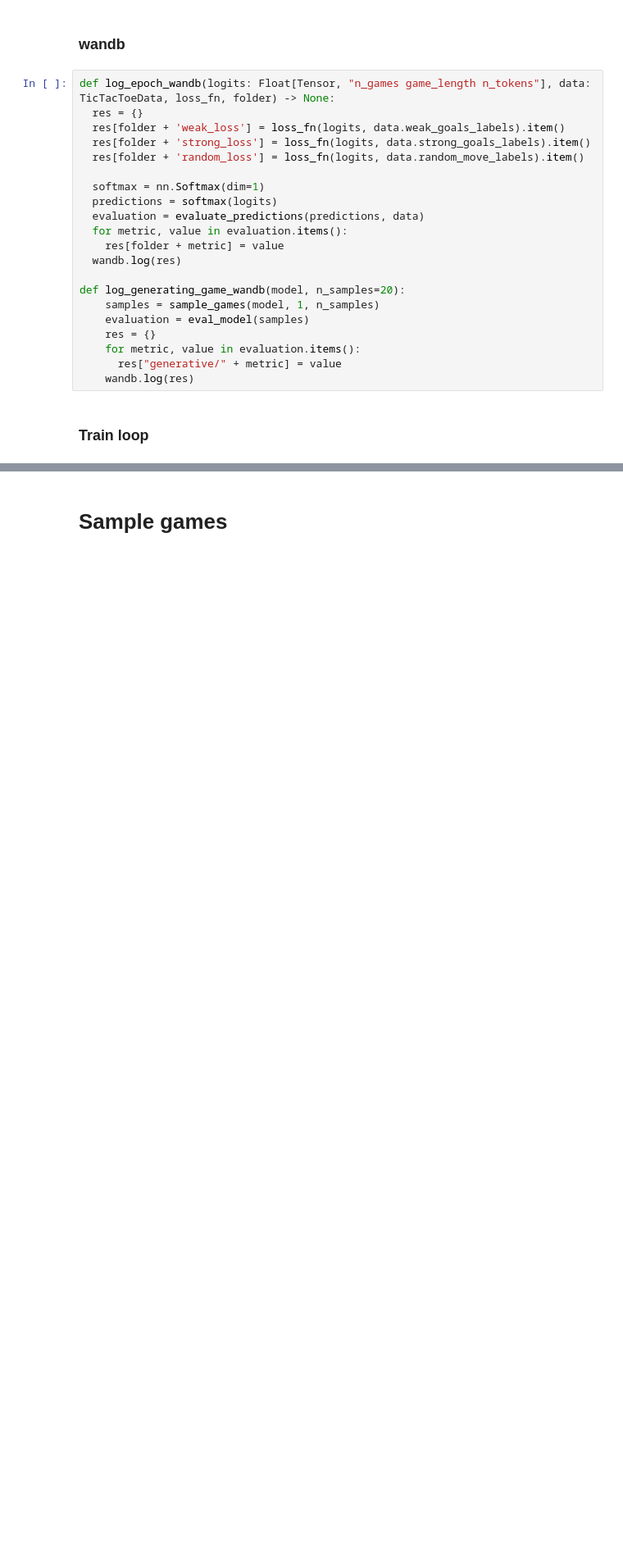
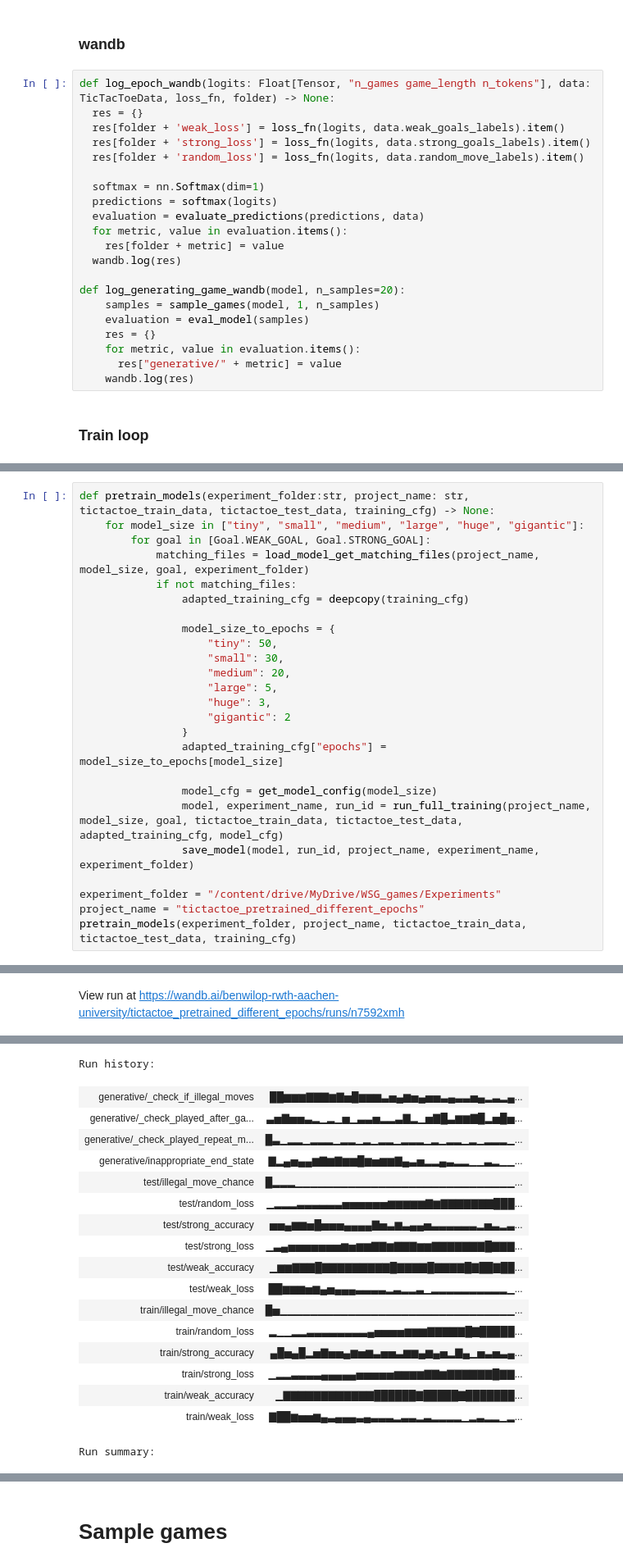
Before and after one commit to BenWilop/MechInt, a Jupyter notebook: playground_WSG_games.ipynb, the cells around one changed output, grey strips where cells are left out. Shown at 82% size. Cells and saved outputs as stored; diff of their text form; blank space fills up the shorter version.

```diff
--- a/playground_WSG_games.ipynb
+++ b/playground_WSG_games.ipynb
@@ -455,0 +460,26 @@ ragci4z2
+# %%
+def pretrain_models(experiment_folder:str, project_name: str, tictactoe_train_data, tictactoe_test_data, training_cfg) -> None:
+    for model_size in ["tiny", "small", "medium", "large", "huge", "gigantic"]:
+        for goal in [Goal.WEAK_GOAL, Goal.STRONG_GOAL]:
+            matching_files = load_model_get_matching_files(project_name, model_size, goal, experiment_folder)
+            if not matching_files:
+                adapted_training_cfg = deepcopy(training_cfg)
+
+                model_size_to_epochs = {
+                    "tiny": 50,
+                    "small": 30,
+                    "medium": 20,
+                    "large": 5,
+                    "huge": 3,
+                    "gigantic": 2
+                }
+                adapted_training_cfg["epochs"] = model_size_to_epochs[model_size]
+
+                model_cfg = get_model_config(model_size)
+                model, experiment_name, run_id = run_full_training(project_name, model_size, goal, tictactoe_train_data, tictactoe_test_data, adapted_training_cfg, model_cfg)
+                save_model(model, run_id, project_name, experiment_name, experiment_folder)
+
+experiment_folder = "/content/drive/MyDrive/WSG_games/Experiments"
+project_name = "tictactoe_pretrained_different_epochs"
+pretrain_models(experiment_folder, project_name, tictactoe_train_data, tictactoe_test_data, training_cfg)
+# %% [output]
@@ -455,0 +491 @@ ragci4z2
+View run at https://wandb.ai/benwilop-rwth-aachen-university/tictactoe_pretrained_different_epochs/runs/n7592xmh
@@ -455,0 +493,18 @@ ragci4z2
+Run history:
+| generative/_check_if_illegal_moves | ██▆▆▆▇▇▇▆▇▅█▆▆▆▃▅▄▆▅▄▅▅▃▄▃▃▅▄▂▃▂▄... |
+| generative/_check_played_after_ga... | ▃▅▇▅▅▃▂▁▂▁▅▁▃▃▅▂▂▃▇▂▁▅▇█▃▆▆▇█▂▅█▅... |
+| generative/_check_played_repeat_m... | █▃▁▂▂▁▂▂▂▁▂▂▁▂▁▂▂▁▂▂▂▁▂▁▂▂▁▂▁▂▂▂▁... |
+| generative/inappropriate_end_state | ▇▂▄▅▄▄▆▇▆▇▆▆█▆▅▆▆▇▄▃▅▂▂▄▃▂▂▁▁▃▂▁▁... |
+| test/illegal_move_chance | █▂▂▂▁▁▁▁▁▁▁▁▁▁▁▁▁▁▁▁▁▁▁▁▁▁▁▁▁▁▁▁▁... |
+| test/random_loss | ▁▂▂▂▃▃▃▃▃▃▅▅▅▅▅▅▆▆▆▆▆▇▆▇▇▇▇▇▇▇███... |
+| test/strong_accuracy | ▅▅▄▆▆▅█▅▅▅▄▄▄▄▇▅▃▆▃▄▄▅▃▃▃▃▃▃▂▅▃▂▃... |
+| test/strong_loss | ▁▃▄▅▅▅▅▅▅▅▆▅▆▆▇▇▆▇▇▇▆▆▇▇▇▇▇▇▇█▇▇▇... |
+| test/weak_accuracy | ▁▆▆▇▇▇█▇▇▇▇▇▇▇▇▇█▇▇▇▇█▇▇▇▇█▇██▇██... |
+| test/weak_loss | ██▆▆▆▅▆▄▅▄▄▄▃▃▃▃▂▃▂▂▃▁▂▂▂▂▂▂▂▂▂▂▁... |
+| train/illegal_move_chance | █▅▁▁▁▁▁▁▁▁▁▁▁▁▁▁▁▁▁▁▁▁▁▁▁▁▁▁▁▁▁▁▁... |
+| train/random_loss | ▂▁▁▂▂▃▃▃▃▃▃▃▃▄▅▅▅▅▆▆▆▇▇▇▇▇█▇█████... |
+| train/strong_accuracy | ▄█▅▄█▂▅▇▅▅▄▆▅▆▃▅▅▃▆▆▄▆▄▅▂▇▄▁▅▃▅▃▄... |
+| train/strong_loss | ▁▂▂▃▃▃▃▄▄▄▄▄▅▅▅▅▅▆▆▆▆▇▇▆▇▇▇▇▇▇█▇▇... |
+| train/weak_accuracy | ▁▇▇▇▇▇▇▇▇▇▇▇▇██████▇█████▇███████... |
+| train/weak_loss | ▇██▆▅▅▆▄▃▄▄▄▃▄▃▃▃▂▃▃▂▃▂▂▂▂▁▂▃▂▂▁▂... |
+Run summary:
```
Also changed, not shown: parts of 16 cells of this notebook.
